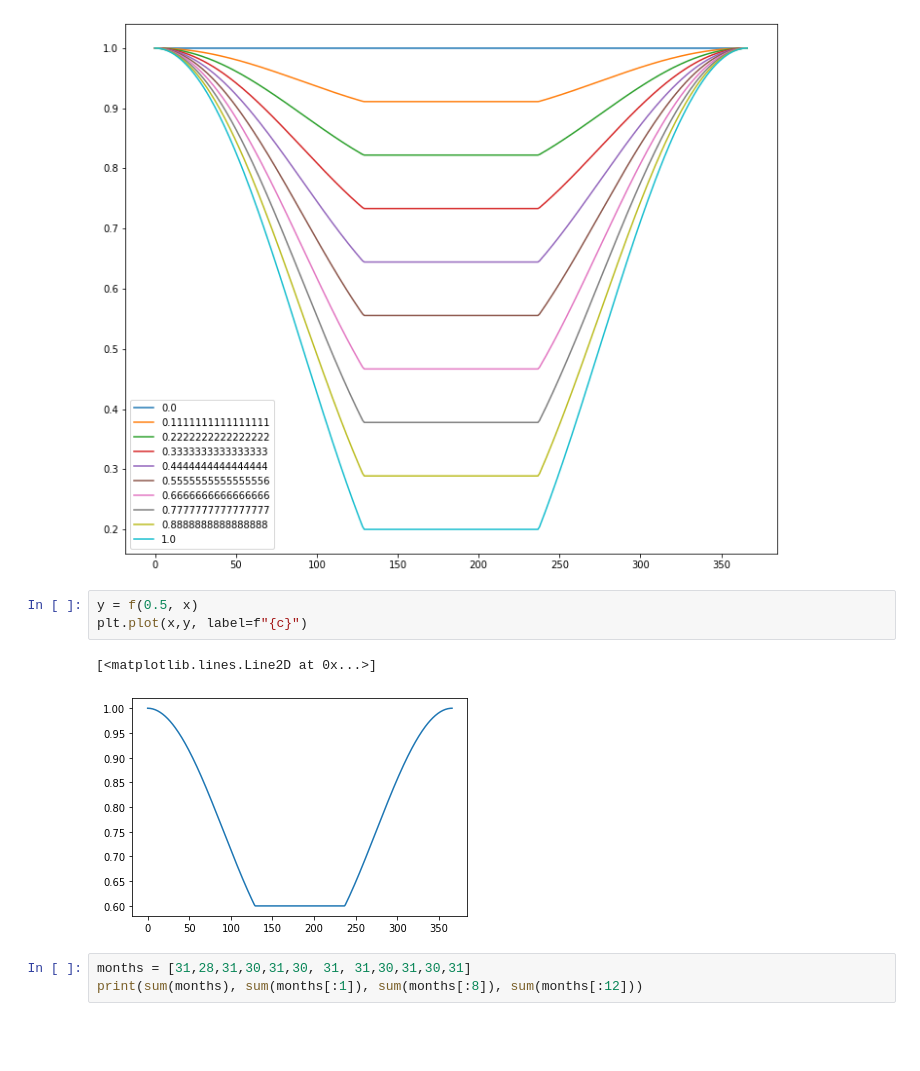
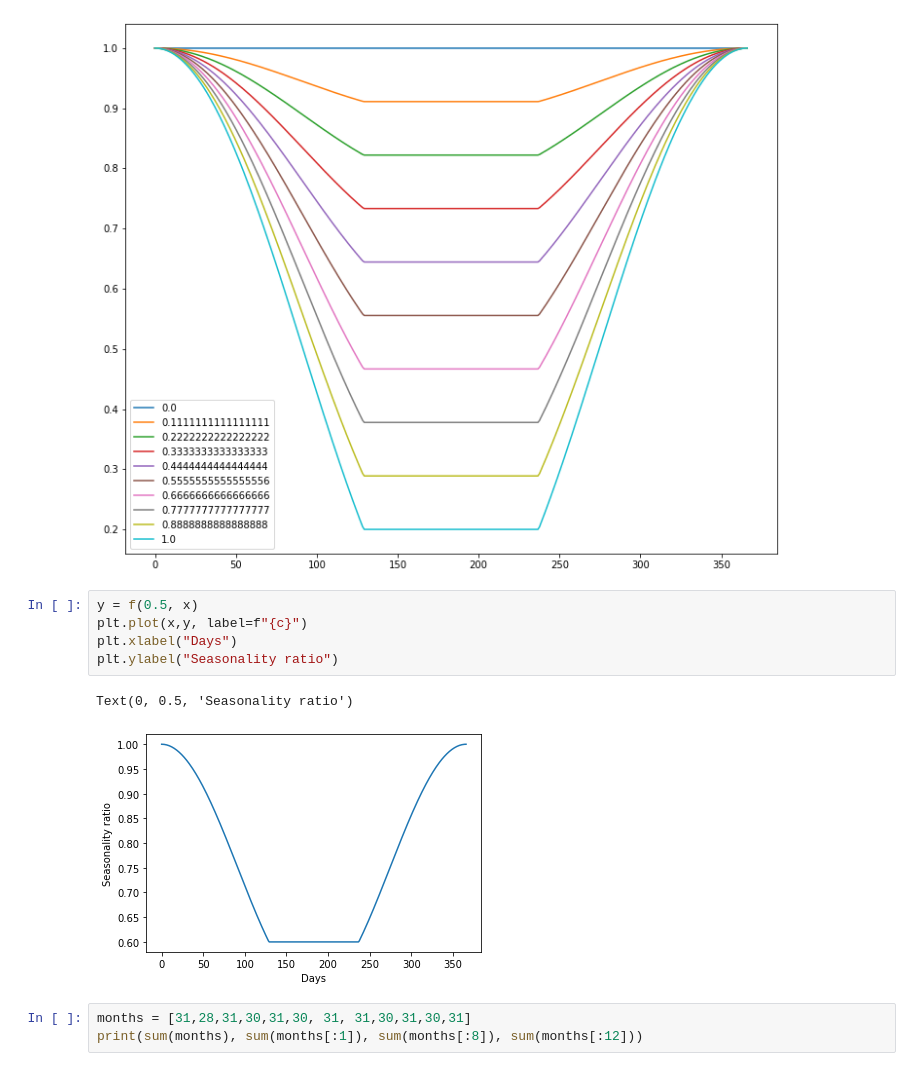
Before and after one commit to kolokcse/covid19-santiago, a Jupyter notebook: code/hun_codes/scripts/trash/temp.ipynb, the cells around one changed output. Cells and saved outputs as stored; diff of their text form; blank space fills up the shorter version.

```diff
--- a/code/hun_codes/scripts/trash/temp.ipynb
+++ b/code/hun_codes/scripts/trash/temp.ipynb
@@ -19,9 +19,11 @@ plt.legend()
 # %%
 y = f(0.5, x)
 plt.plot(x,y, label=f"{c}")
+plt.xlabel("Days")
+plt.ylabel("Seasonality ratio")
 # %% [output]
-[<matplotlib.lines.Line2D at 0x...>]
+Text(0, 0.5, 'Seasonality ratio')
-[figure, old version]
+[figure, new version]
 # %%
 months = [31,28,31,30,31,30, 31, 31,30,31,30,31]
 print(sum(months), sum(months[:1]), sum(months[:8]), sum(months[:12]))
```
Also changed, not shown: 3 other files.
